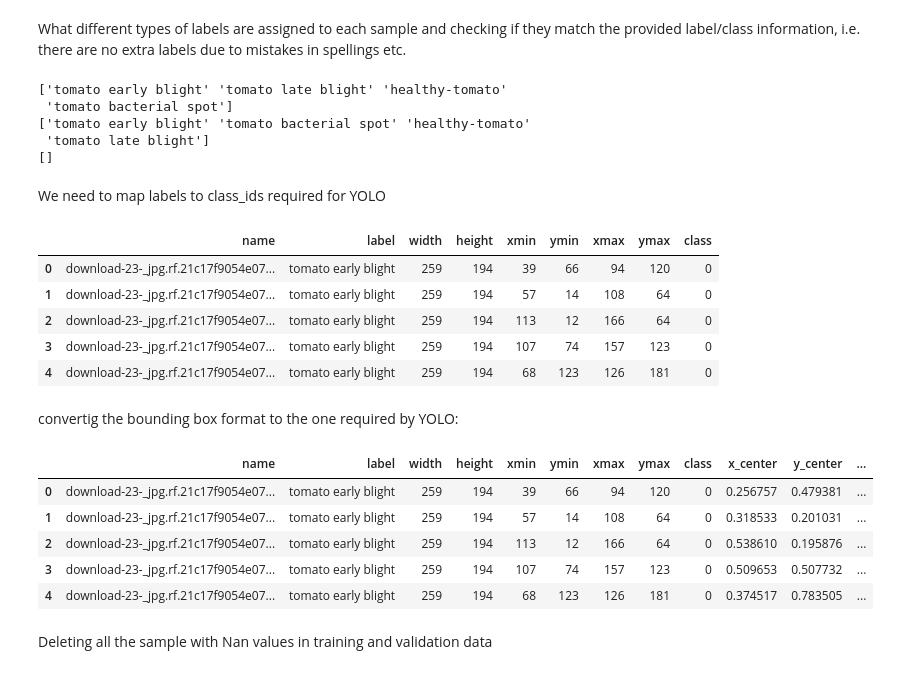
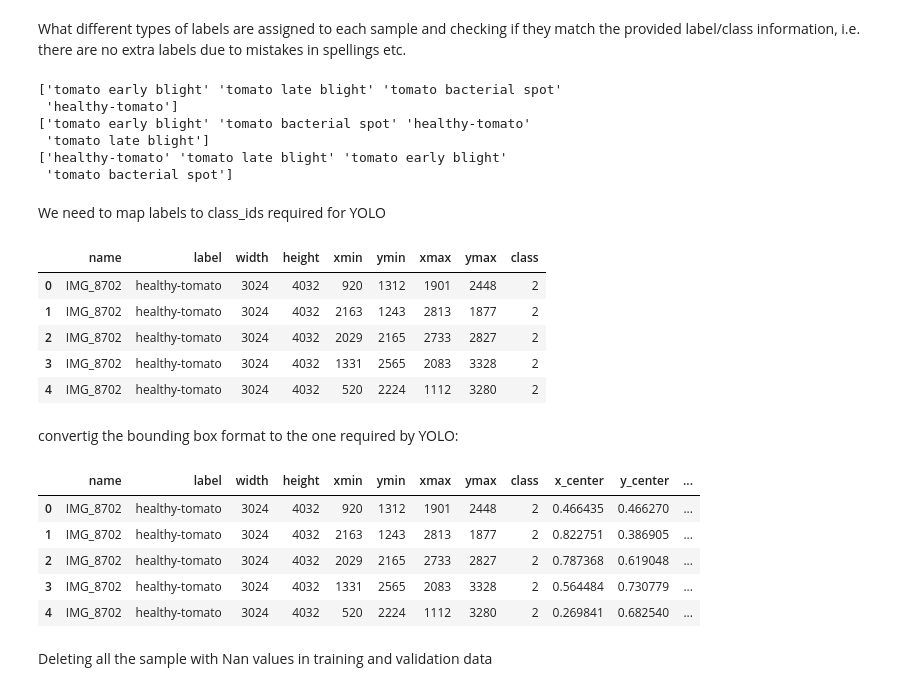
Before and after one commit to jaspergass/Tomato-Object-Detection, a Jupyter notebook: Tomato_Object_Detection2.ipynb, the cells around one changed output. Drawn from its saved outputs; the diff is of its cells as text; code cells hidden in the pictures.

```diff
--- a/Tomato_Object_Detection2.ipynb
+++ b/Tomato_Object_Detection2.ipynb
@@ -385,12 +384,14 @@ What different types of labels are assigned to each sample and checking if they
 # %%
 print(train_df['label'].unique())
 print(val_df['label'].unique())
+print(val2_df['label'].unique())
 # %% [output]
-['tomato early blight' 'tomato late blight' 'healthy-tomato'
- 'tomato bacterial spot']
+['tomato early blight' 'tomato late blight' 'tomato bacterial spot'
+ 'healthy-tomato']
 ['tomato early blight' 'tomato bacterial spot' 'healthy-tomato'
  'tomato late blight']
-[]
+['healthy-tomato' 'tomato late blight' 'tomato early blight'
+ 'tomato bacterial spot']
 # %% [markdown]
 We need to map labels to class_ids required for YOLO
 # %%
@@ -401,15 +402,16 @@ label_map = {'tomato early blight': 0,
 
 train_df['class'] = train_df['label'].map(label_map)
 val_df['class'] = val_df['label'].map(label_map)
+val2_df['class'] = val2_df['label'].map(label_map)
 # %%
-train_df.head()
+val2_df.head()
 # %% [output]
 |  | name | label | width | height | xmin | ymin | xmax | ymax | class |
-| 0 | download-23-_jpg.rf.21c17f9054e07... | tomato early blight | 259 | 194 | 39 | 66 | 94 | 120 | 0 |
-| 1 | download-23-_jpg.rf.21c17f9054e07... | tomato early blight | 259 | 194 | 57 | 14 | 108 | 64 | 0 |
-| 2 | download-23-_jpg.rf.21c17f9054e07... | tomato early blight | 259 | 194 | 113 | 12 | 166 | 64 | 0 |
-| 3 | download-23-_jpg.rf.21c17f9054e07... | tomato early blight | 259 | 194 | 107 | 74 | 157 | 123 | 0 |
-| 4 | download-23-_jpg.rf.21c17f9054e07... | tomato early blight | 259 | 194 | 68 | 123 | 126 | 181 | 0 |
+| 0 | IMG_8702 | healthy-tomato | 3024 | 4032 | 920 | 1312 | 1901 | 2448 | 2 |
+| 1 | IMG_8702 | healthy-tomato | 3024 | 4032 | 2163 | 1243 | 2813 | 1877 | 2 |
+| 2 | IMG_8702 | healthy-tomato | 3024 | 4032 | 2029 | 2165 | 2733 | 2827 | 2 |
+| 3 | IMG_8702 | healthy-tomato | 3024 | 4032 | 1331 | 2565 | 2083 | 3328 | 2 |
+| 4 | IMG_8702 | healthy-tomato | 3024 | 4032 | 520 | 2224 | 1112 | 3280 | 2 |
 # %% [markdown]
 convertig the bounding box format to the one required by YOLO:
 # %%
@@ -424,15 +426,21 @@ val_df['x_center'] = (val_df['xmin']+val_df['xmax'])/(2*val_df["width"])
 val_df['y_center'] = (val_df['ymin']+val_df['ymax'])/(2*val_df["height"])
 val_df['box_width'] = (val_df['xmax']-val_df['xmin'])/ val_df["width"]
 val_df['box_height'] = (val_df['ymax']-val_df['ymin'])/val_df["height"]
+# %%
+#Validation 2 data
+val2_df['x_center'] = (val2_df['xmin']+val2_df['xmax'])/(2*val2_df["width"])
+val2_df['y_center'] = (val2_df['ymin']+val2_df['ymax'])/(2*val2_df["height"])
+val2_df['box_width'] = (val2_df['xmax']-val2_df['xmin'])/ val2_df["width"]
+val2_df['box_height'] = (val2_df['ymax']-val2_df['ymin'])/val2_df["height"]
 # %%
-train_df.head()
+val2_df.head()
 # %% [output]
 |  | name | label | width | height | xmin | ymin | xmax | ymax | class | x_center | y_center | ... |
-| 0 | download-23-_jpg.rf.21c17f9054e07... | tomato early blight | 259 | 194 | 39 | 66 | 94 | 120 | 0 | 0.256757 | 0.479381 | ... |
-| 1 | download-23-_jpg.rf.21c17f9054e07... | tomato early blight | 259 | 194 | 57 | 14 | 108 | 64 | 0 | 0.318533 | 0.201031 | ... |
-| 2 | download-23-_jpg.rf.21c17f9054e07... | tomato early blight | 259 | 194 | 113 | 12 | 166 | 64 | 0 | 0.538610 | 0.195876 | ... |
-| 3 | download-23-_jpg.rf.21c17f9054e07... | tomato early blight | 259 | 194 | 107 | 74 | 157 | 123 | 0 | 0.509653 | 0.507732 | ... |
-| 4 | download-23-_jpg.rf.21c17f9054e07... | tomato early blight | 259 | 194 | 68 | 123 | 126 | 181 | 0 | 0.374517 | 0.783505 | ... |
+| 0 | IMG_8702 | healthy-tomato | 3024 | 4032 | 920 | 1312 | 1901 | 2448 | 2 | 0.466435 | 0.466270 | ... |
+| 1 | IMG_8702 | healthy-tomato | 3024 | 4032 | 2163 | 1243 | 2813 | 1877 | 2 | 0.822751 | 0.386905 | ... |
+| 2 | IMG_8702 | healthy-tomato | 3024 | 4032 | 2029 | 2165 | 2733 | 2827 | 2 | 0.787368 | 0.619048 | ... |
+| 3 | IMG_8702 | healthy-tomato | 3024 | 4032 | 1331 | 2565 | 2083 | 3328 | 2 | 0.564484 | 0.730779 | ... |
+| 4 | IMG_8702 | healthy-tomato | 3024 | 4032 | 520 | 2224 | 1112 | 3280 | 2 | 0.269841 | 0.682540 | ... |
 # %% [markdown]
 Deleting all the sample with Nan values in training and validation data
 # %%
```
Also changed, not shown: parts of 15 cells of this notebook.
